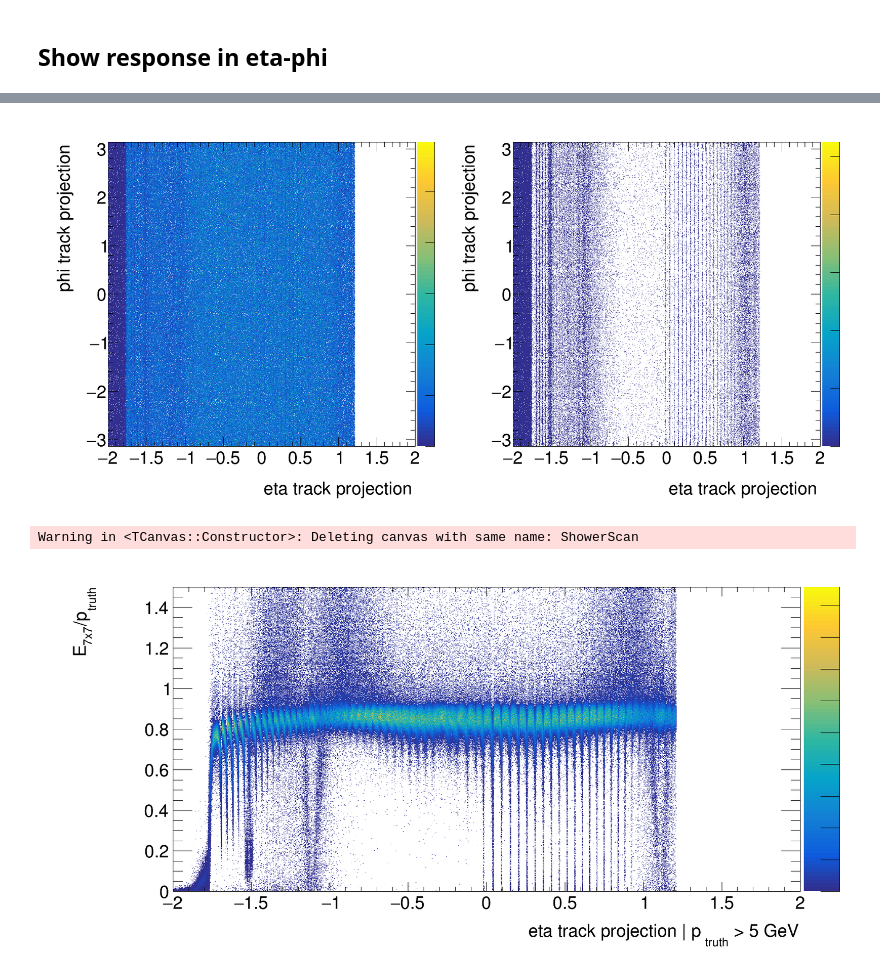
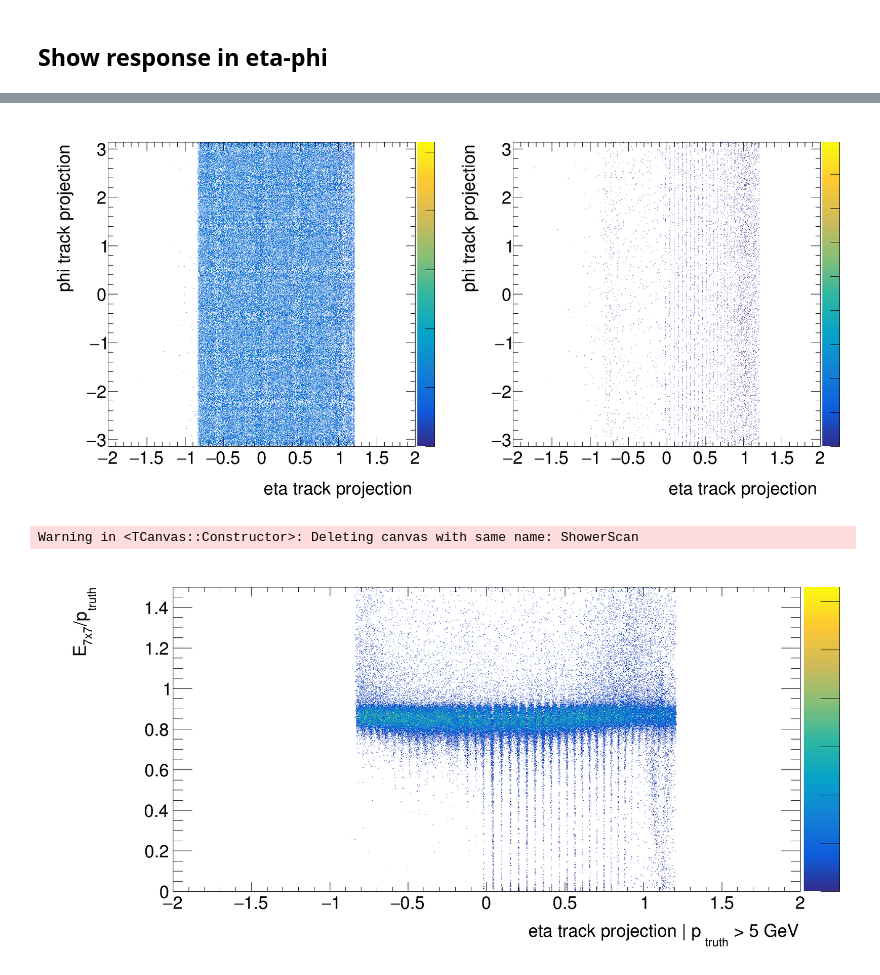
Before and after one commit to blackcathj/analysis-1, a Jupyter notebook: eIDML/macro/Plot.ipynb, the cells around one changed output, grey strips where cells are left out. Cells and saved outputs as stored; diff of their text form; code cells hidden in the pictures.

```diff
--- a/eIDML/macro/Plot.ipynb
+++ b/eIDML/macro/Plot.ipynb
@@ -177,7 +180,7 @@ Check 7x7 tower sum next to track projection vs turth or reco momentum
         c1->Update();
         p->SetLogz();
 
-        T->Draw("Tower_E7x7/m_truthp:m_truthp","","colz");
+        T->Draw("BECAL_Tower_E7x7/m_truthp:m_truthp","","colz");
 
     }
     {
@@ -185,7 +188,7 @@ Check 7x7 tower sum next to track projection vs turth or reco momentum
         c1->Update();
         // p->SetLogy();
 
-        T->Draw("Tower_E7x7/m_tr_p:m_truthp","m_tr_p>0","colz");
+        T->Draw("BECAL_Tower_E7x7/m_tr_p:m_truthp","m_tr_p>0","colz");
     }
     {
         p = (TPad *) c1->cd(idx++);
@@ -250,7 +253,7 @@ Check 7x7 tower patch next to the track projection with weight of the tower ener
         // p->SetLogy();
 
         new TH2F("hpatch2D",";eta bin in patch;phi bin in patch",7,-3.5,3.5,7,-3.5,3.5);
-        T->Draw("Tower_iPhi_patch:Tower_iEta_patch>>hpatch2D","Tower_E","colz");
+        T->Draw("BECAL_Tower_iPhi_patch:BECAL_Tower_iEta_patch>>hpatch2D","BECAL_Tower_E","colz");
 
     }
 
@@ -260,7 +263,7 @@ Check 7x7 tower patch next to the track projection with weight of the tower ener
         p->SetLogy();
 
         new TH1F("hpatchPhi",";Phi bin in patch",7,-3.5,3.5);
-        T->Draw("Tower_iPhi_patch>>hpatchPhi","Tower_E","colz");
+        T->Draw("BECAL_Tower_iPhi_patch>>hpatchPhi","BECAL_Tower_E","colz");
 
     }
 
@@ -270,7 +273,7 @@ Check 7x7 tower patch next to the track projection with weight of the tower ener
         p->SetLogy();
 
         new TH1F("hpatchEta",";Eta bin in patch",7,-3.5,3.5);
-        T->Draw("Tower_iEta_patch>>hpatchEta","Tower_E","colz");
+        T->Draw("BECAL_Tower_iEta_patch>>hpatchEta","BECAL_Tower_E","colz");
 
     }
 
@@ -280,7 +283,7 @@ Check 7x7 tower patch next to the track projection with weight of the tower ener
          p->SetLogy();
 
         new TH1F("hE7x7pTruth",";E_{7x7}/p_{reco}",100,0,1.5);
-        T->Draw("Tower_E7x7/m_tr_p>>hE7x7pTruth");
+        T->Draw("BECAL_Tower_E7x7/m_tr_p>>hE7x7pTruth");
     }
 
 
@@ -313,7 +316,7 @@ Warning in <TCanvas::Constructor>: Deleting canvas with same name: TowerScan
         // p->SetLogy();
 
         new TH2F("hpatch2D",";eta distance tower-track;phi distance tower-track",100,-.2,.2, 100,-.2,.2);
-        T->Draw("Tower_dPhi:Tower_dEta>>hpatch2D","Tower_E","colz");
+        T->Draw("BECAL_Tower_dPhi:BECAL_Tower_dEta>>hpatch2D","BECAL_Tower_E","colz");
 
     }
 
@@ -323,7 +326,7 @@ Warning in <TCanvas::Constructor>: Deleting canvas with same name: TowerScan
         p->SetLogy();
 
         new TH1F("hpatchPhi",";phi distance tower-track",100,-.15,.15);
-        T->Draw("Tower_dPhi>>hpatchPhi","Tower_E","colz");
+        T->Draw("BECAL_Tower_dPhi>>hpatchPhi","BECAL_Tower_E","colz");
 
     }
 
@@ -333,7 +336,7 @@ Warning in <TCanvas::Constructor>: Deleting canvas with same name: TowerScan
         p->SetLogy();
 
         new TH1F("hpatchEta",";eta distance tower-track",100,-.15,.15);
-        T->Draw("Tower_dEta>>hpatchEta","Tower_E","colz");
+        T->Draw("BECAL_Tower_dEta>>hpatchEta","BECAL_Tower_E","colz");
 
     }
 
@@ -343,7 +346,7 @@ Warning in <TCanvas::Constructor>: Deleting canvas with same name: TowerScan
          p->SetLogy();
 
         new TH1F("hE7x7pTruth",";E_{7x7}/p_{reco}",35,0,1.5);
-        T->Draw("Tower_E7x7/m_tr_p>>hE7x7pTruth");
+        T->Draw("BECAL_Tower_E7x7/m_tr_p>>hE7x7pTruth");
     }
 
 
@@ -379,7 +382,7 @@ Warning in <TFile::Append>: Replacing existing TH1: hE7x7pTruth (Potential memor
         // p->SetLogy();
 
         new TH2F("hresponse",";eta track projection;phi track projection", 1000,-2,2, 1000,-3.14,3.14);
-        T->Draw("atan2(BECAL_proj_y,BECAL_proj_x):TMath::ATanH(BECAL_proj_z/sqrt(BECAL_proj_x**2 + BECAL_proj_y**2 + BECAL_proj_z**2))>>hresponse","Tower_E7x7/m_truthp","colz");
+        T->Draw("atan2(BECAL_proj_y,BECAL_proj_x):TMath::ATanH(BECAL_proj_z/sqrt(BECAL_proj_x**2 + BECAL_proj_y**2 + BECAL_proj_z**2))>>hresponse","BECAL_Tower_E7x7/m_truthp","colz");
 
     }
 
@@ -389,7 +392,7 @@ Warning in <TFile::Append>: Replacing existing TH1: hE7x7pTruth (Potential memor
         // p->SetLogy();
 
         new TH2F("hresponse",";eta track projection;phi track projection", 1000,-2,2, 1000,-3.14,3.14);
-        T->Draw("atan2(BECAL_proj_y,BECAL_proj_x):TMath::ATanH(BECAL_proj_z/sqrt(BECAL_proj_x**2 + BECAL_proj_y**2 + BECAL_proj_z**2))>>hresponse","Tower_E7x7/m_truthp<.5","colz");
+        T->Draw("atan2(BECAL_proj_y,BECAL_proj_x):TMath::ATanH(BECAL_proj_z/sqrt(BECAL_proj_x**2 + BECAL_proj_y**2 + BECAL_proj_z**2))>>hresponse","BECAL_Tower_E7x7/m_truthp<.5","colz");
 
     }
 
@@ -400,4 +403,4 @@ Warning in <TFile::Append>: Replacing existing TH1: hresponse (Potential memory
-[figure, old version]
+[figure, new version]
 # %%
 %%cpp
 
@@ -419,11 +422,11 @@ Warning in <TFile::Append>: Replacing existing TH1: hresponse (Potential memory
         // p->SetLogy();
 
         new TH2F("hEpresponse",";eta track projection | p_{truth} > 5 GeV;E_{7x7}/p_{truth}", 1000,-2,2, 1000,0,1.5);
-        T->Draw("Tower_E7x7/m_tr_p:TMath::ATanH(BECAL_proj_z/sqrt(BECAL_proj_x**2 + BECAL_proj_y**2 + BECAL_proj_z**2))>>hEpresponse","(Tower_E7x7/m_truthp) * (m_truthp>5)","colz");
+        T->Draw("BECAL_Tower_E7x7/m_tr_p:TMath::ATanH(BECAL_proj_z/sqrt(BECAL_proj_x**2 + BECAL_proj_y**2 + BECAL_proj_z**2))>>hEpresponse","(BECAL_Tower_E7x7/m_truthp) * (m_truthp>5)","colz");
 
     }
     c1->Draw();
 }
 # %% [output]
 Warning in <TCanvas::Constructor>: Deleting canvas with same name: ShowerScan
-[figure, old version]
+[figure, new version]
```
Also changed, not shown: parts of 9 cells of this notebook, 3 other files.
